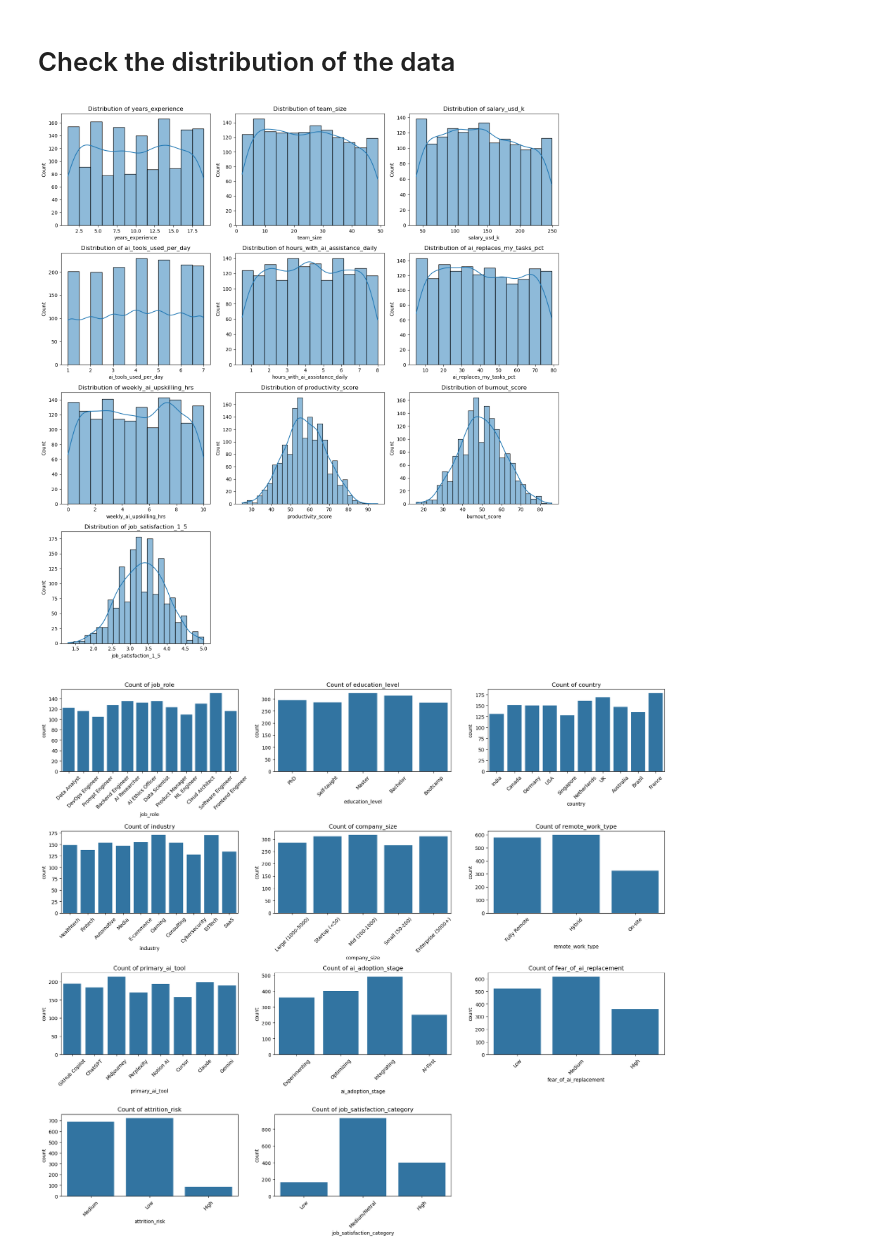
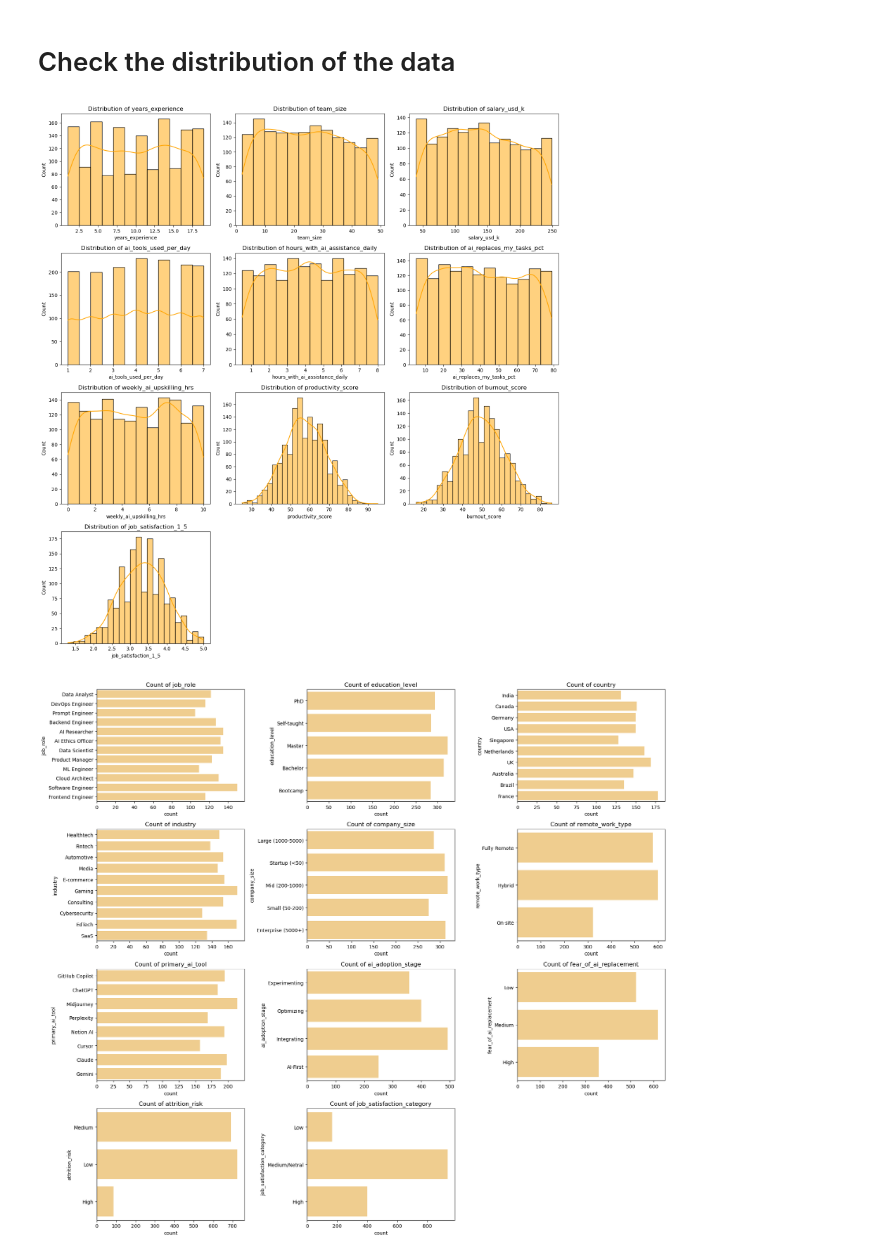
Before and after one commit to noctican/10-MuhammadArsyadSetiawan-CandraAndikaPutra, a Jupyter notebook: FindDataset.ipynb, the cells around one changed output. Cells and saved outputs as stored; diff of their text form; code cells hidden in the pictures.

```diff
--- a/FindDataset.ipynb
+++ b/FindDataset.ipynb
@@ -945,0 +949,13 @@ for col in numerical_col:
+# %%
+#Outlier
+
+n_cols = 4
+n_rows = (len(cat_cols) + n_cols - 1)
+fig, axes = plt.subplots(n_rows, n_cols, figsize=(15, 4 * n_rows))
+axes = axes.flatten()
+for i, col in enumerate(cat_cols):
+    sns.boxplot(data=df, y=col, x="job_satisfaction_1_5", ax=axes[i], color="#FF738E")
+    axes[i].set_title(f'Boxplot: {col}')
+for j in range(i + 1, len(axes)): fig.delaxes(axes[j])
+plt.tight_layout()
+plt.show()
@@ -957,10 +975,10 @@ plt.figure(figsize=(15, 4*n_rows))
 
 for i, col in enumerate(num_cols, 1):
     plt.subplot(n_rows, n_cols, i)
-    sns.histplot(df[col], kde=True)
+    sns.histplot(df[col], kde=True, color="orange")
     plt.title(f'Distribution of {col}')
 
 plt.tight_layout()
 plt.show()
 # %% [output]
-[figure, old version]
+[figure, new version]
@@ -970,17 +985,16 @@ cat_cols = cat_cols.drop('employee_id', axis=1).columns
 # %%
 
 n_cols = 3
 n_rows = (len(cat_cols) + n_cols - 1) // n_cols
 
 plt.figure(figsize=(18, 4*n_rows))
 
 for i, col in enumerate(cat_cols, 1):
     plt.subplot(n_rows, n_cols, i)
-    sns.countplot(data=df, x=col)
+    sns.countplot(data=df, y=col, color="#FFD17F")
     plt.title(f'Count of {col}')
-    plt.xticks(rotation=45)
 
 plt.tight_layout()
 plt.show()
 # %% [output]
-[figure, old version]
+[figure, new version]
```
Also changed, not shown: parts of 3 cells of this notebook.
